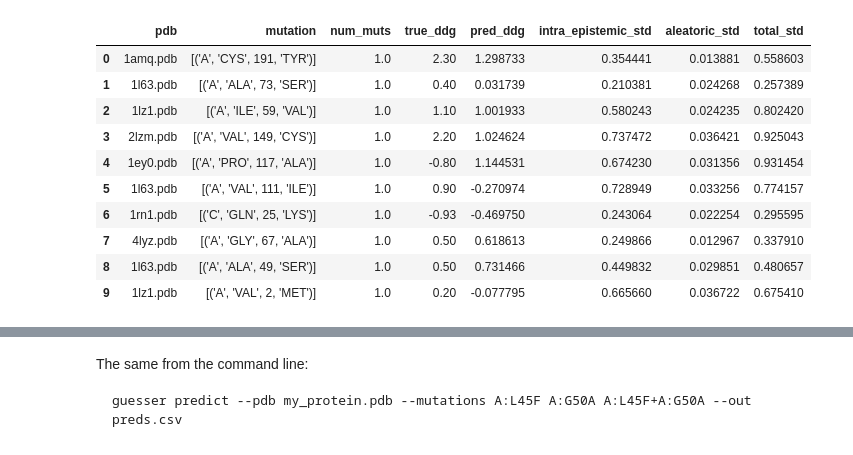
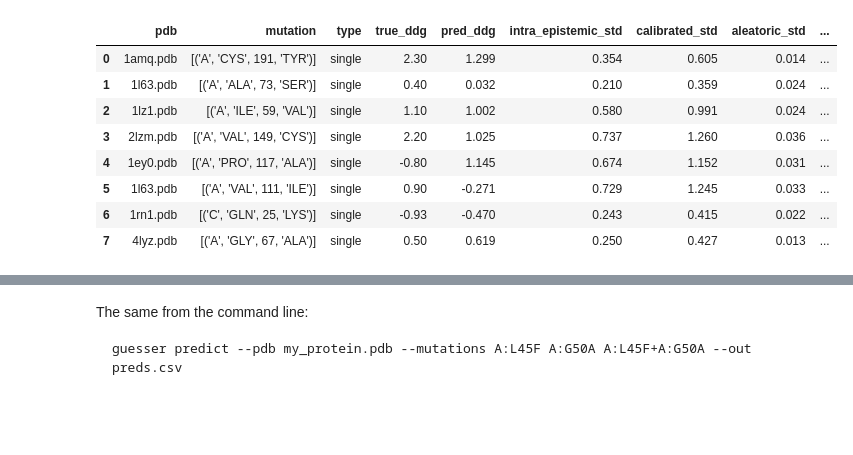
Before and after one commit to davsjob/guesser, a Jupyter notebook: notebooks/quickstart.ipynb, the cells around one changed output, grey strips where cells are left out. Cells and saved outputs as stored; diff of their text form; code cells hidden in the pictures; blank space fills up the shorter version.

Commit message:
Rework the quickstart notebook around the paper: calibrated uncertainty, outcome probabilities, mutation attributions and site baseline

```diff
--- a/notebooks/quickstart.ipynb
+++ b/notebooks/quickstart.ipynb
@@ -26,16 +47,16 @@ print(len(weights), "ensemble members:", [os.path.basename(w) for w in weights])
 # %%
 graphs = torch.load(os.path.join(ROOT, "examples", "example_graphs.pt"), weights_only=False)
-ens, members = predict(graphs, weights, device="cpu", return_members=True)
-ens[["pdb", "mutation", "num_muts", "true_ddg", "pred_ddg", "intra_epistemic_std", "aleatoric_std", "total_std"]].head(10)
+ens = predict(graphs, weights, device="cpu")
+ens["type"] = np.where(ens.num_muts > 1, "double", "single")
+cols = ["pdb", "mutation", "type", "true_ddg", "pred_ddg", "intra_epistemic_std", "calibrated_std", "aleatoric_std", "inv_phi"]
+ens[cols].round(3).head(8)
 # %% [output]
-|  | pdb | mutation | num_muts | true_ddg | pred_ddg | intra_epistemic_std | aleatoric_std | total_std |
-| 0 | 1amq.pdb | [('A', 'CYS', 191, 'TYR')] | 1.0 | 2.30 | 1.298733 | 0.354441 | 0.013881 | 0.558603 |
-| 1 | 1l63.pdb | [('A', 'ALA', 73, 'SER')] | 1.0 | 0.40 | 0.031739 | 0.210381 | 0.024268 | 0.257389 |
-| 2 | 1lz1.pdb | [('A', 'ILE', 59, 'VAL')] | 1.0 | 1.10 | 1.001933 | 0.580243 | 0.024235 | 0.802420 |
-| 3 | 2lzm.pdb | [('A', 'VAL', 149, 'CYS')] | 1.0 | 2.20 | 1.024624 | 0.737472 | 0.036421 | 0.925043 |
-| 4 | 1ey0.pdb | [('A', 'PRO', 117, 'ALA')] | 1.0 | -0.80 | 1.144531 | 0.674230 | 0.031356 | 0.931454 |
-| 5 | 1l63.pdb | [('A', 'VAL', 111, 'ILE')] | 1.0 | 0.90 | -0.270974 | 0.728949 | 0.033256 | 0.774157 |
-| 6 | 1rn1.pdb | [('C', 'GLN', 25, 'LYS')] | 1.0 | -0.93 | -0.469750 | 0.243064 | 0.022254 | 0.295595 |
-| 7 | 4lyz.pdb | [('A', 'GLY', 67, 'ALA')] | 1.0 | 0.50 | 0.618613 | 0.249866 | 0.012967 | 0.337910 |
-| 8 | 1l63.pdb | [('A', 'ALA', 49, 'SER')] | 1.0 | 0.50 | 0.731466 | 0.449832 | 0.029851 | 0.480657 |
-| 9 | 1lz1.pdb | [('A', 'VAL', 2, 'MET')] | 1.0 | 0.20 | -0.077795 | 0.665660 | 0.036722 | 0.675410 |
+|  | pdb | mutation | type | true_ddg | pred_ddg | intra_epistemic_std | calibrated_std | aleatoric_std | ... |
+| 0 | 1amq.pdb | [('A', 'CYS', 191, 'TYR')] | single | 2.30 | 1.299 | 0.354 | 0.605 | 0.014 | ... |
+| 1 | 1l63.pdb | [('A', 'ALA', 73, 'SER')] | single | 0.40 | 0.032 | 0.210 | 0.359 | 0.024 | ... |
+| 2 | 1lz1.pdb | [('A', 'ILE', 59, 'VAL')] | single | 1.10 | 1.002 | 0.580 | 0.991 | 0.024 | ... |
+| 3 | 2lzm.pdb | [('A', 'VAL', 149, 'CYS')] | single | 2.20 | 1.025 | 0.737 | 1.260 | 0.036 | ... |
+| 4 | 1ey0.pdb | [('A', 'PRO', 117, 'ALA')] | single | -0.80 | 1.145 | 0.674 | 1.152 | 0.031 | ... |
+| 5 | 1l63.pdb | [('A', 'VAL', 111, 'ILE')] | single | 0.90 | -0.271 | 0.729 | 1.245 | 0.033 | ... |
+| 6 | 1rn1.pdb | [('C', 'GLN', 25, 'LYS')] | single | -0.93 | -0.470 | 0.243 | 0.415 | 0.022 | ... |
+| 7 | 4lyz.pdb | [('A', 'GLY', 67, 'ALA')] | single | 0.50 | 0.619 | 0.250 | 0.427 | 0.013 | ... |
```
Also changed, not shown: parts of 23 cells of this notebook.
